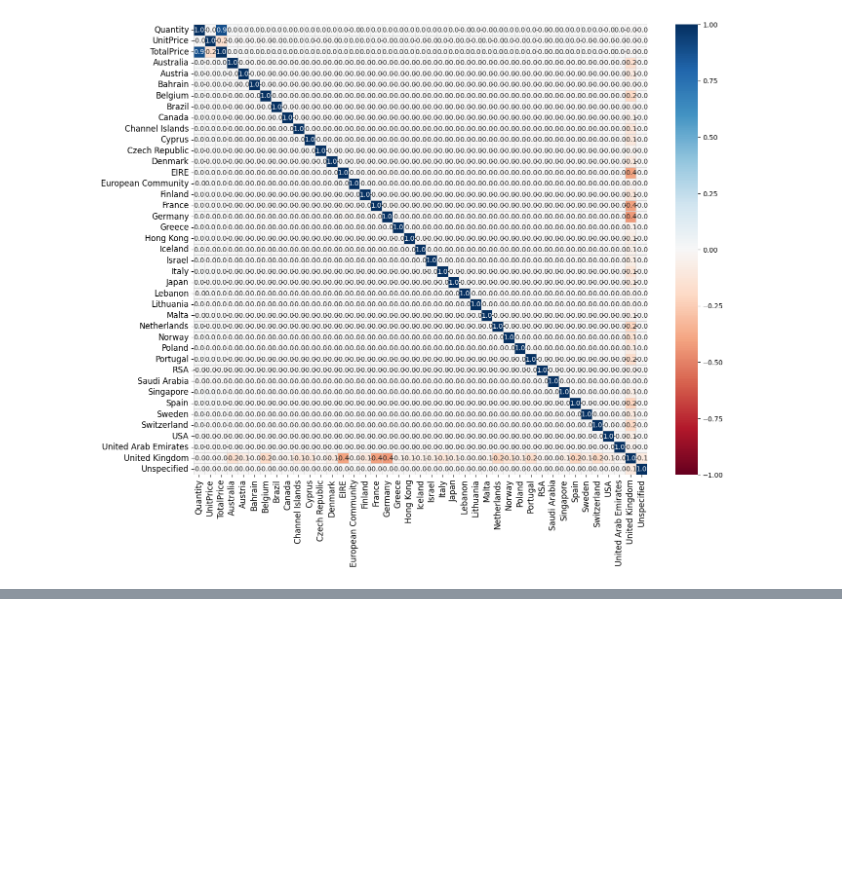
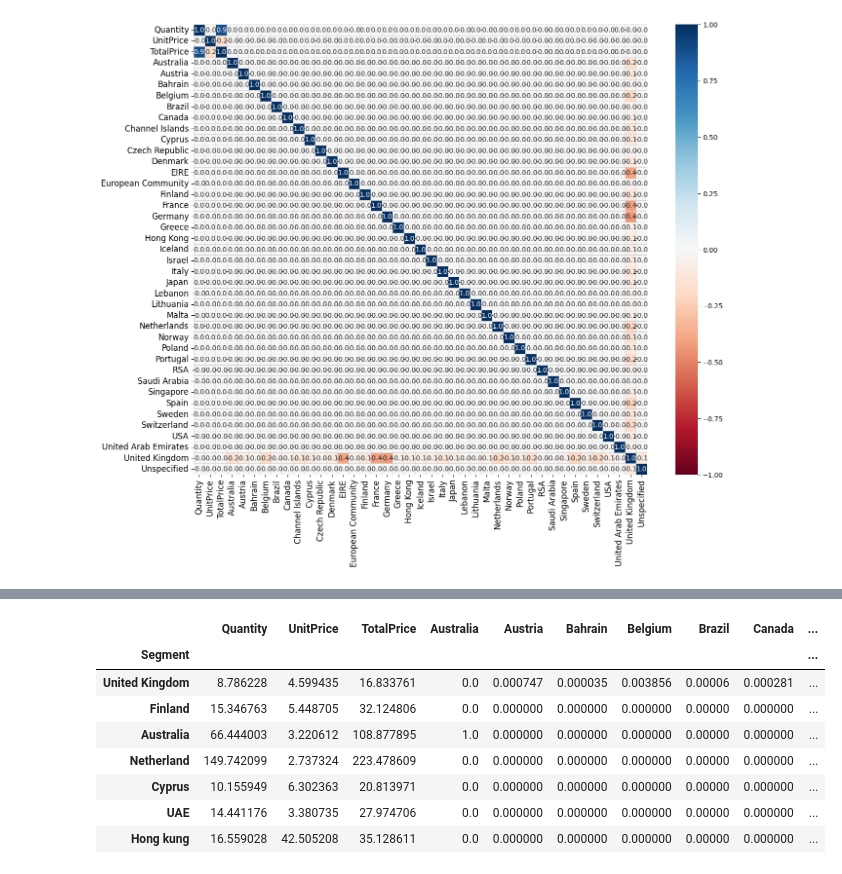
Before and after one commit to Jagannath29/DataScienceProjects, a Jupyter notebook: customer_segmentation/customer_analysis.ipynb, the cells around one changed output, grey strips where cells are left out. Cells and saved outputs as stored; diff of their text form; code cells hidden in the pictures; blank space fills up the shorter version.

```diff
--- a/customer_segmentation/customer_analysis.ipynb
+++ b/customer_segmentation/customer_analysis.ipynb
@@ -178,0 +327,22 @@ s.set_xticklabels(s.get_xticklabels(), rotation = 90, fontsize = 12)
+# %%
+# Renaming the index labels (which are segment numbers) with more descriptive names.
+# This provides a more interpretable profile for each cluster.
+
+final_df_analysis.rename({
+    0: "United Kingdom",
+    1: 'Finland',
+    2: 'Australia',
+    3: 'Netherland',
+    4: 'Cyprus',
+    5: 'UAE',
+    6: 'Hong kung'})
+# %% [output]
+|  | Quantity | UnitPrice | TotalPrice | Australia | Austria | Bahrain | Belgium | Brazil | Canada | ... |
+| Segment |  |  |  |  |  |  |  |  |  | ... |
+| United Kingdom | 8.786228 | 4.599435 | 16.833761 | 0.0 | 0.000747 | 0.000035 | 0.003856 | 0.00006 | 0.000281 | ... |
+| Finland | 15.346763 | 5.448705 | 32.124806 | 0.0 | 0.000000 | 0.000000 | 0.000000 | 0.00000 | 0.000000 | ... |
+| Australia | 66.444003 | 3.220612 | 108.877895 | 1.0 | 0.000000 | 0.000000 | 0.000000 | 0.00000 | 0.000000 | ... |
+| Netherland | 149.742099 | 2.737324 | 223.478609 | 0.0 | 0.000000 | 0.000000 | 0.000000 | 0.00000 | 0.000000 | ... |
+| Cyprus | 10.155949 | 6.302363 | 20.813971 | 0.0 | 0.000000 | 0.000000 | 0.000000 | 0.00000 | 0.000000 | ... |
+| UAE | 14.441176 | 3.380735 | 27.974706 | 0.0 | 0.000000 | 0.000000 | 0.000000 | 0.00000 | 0.000000 | ... |
+| Hong kung | 16.559028 | 42.505208 | 35.128611 | 0.0 | 0.000000 | 0.000000 | 0.000000 | 0.00000 | 0.000000 | ... |
```
Also changed, not shown: parts of 17 cells of this notebook.
